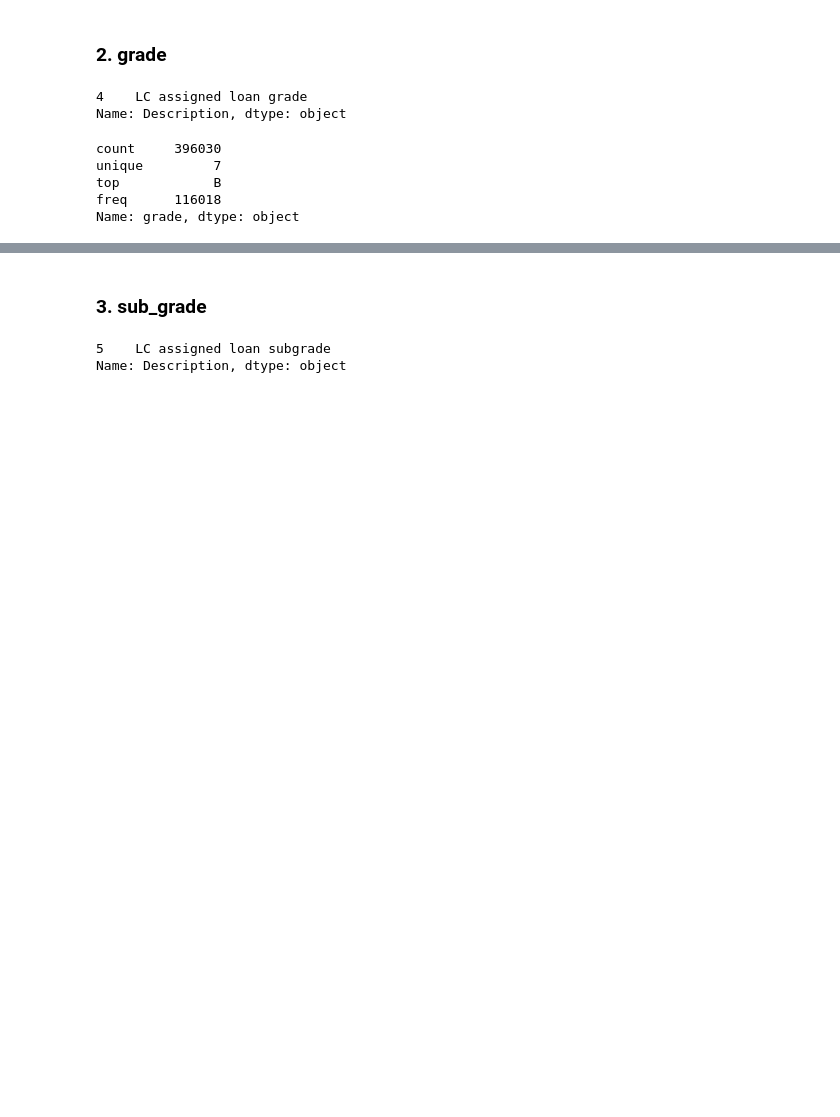
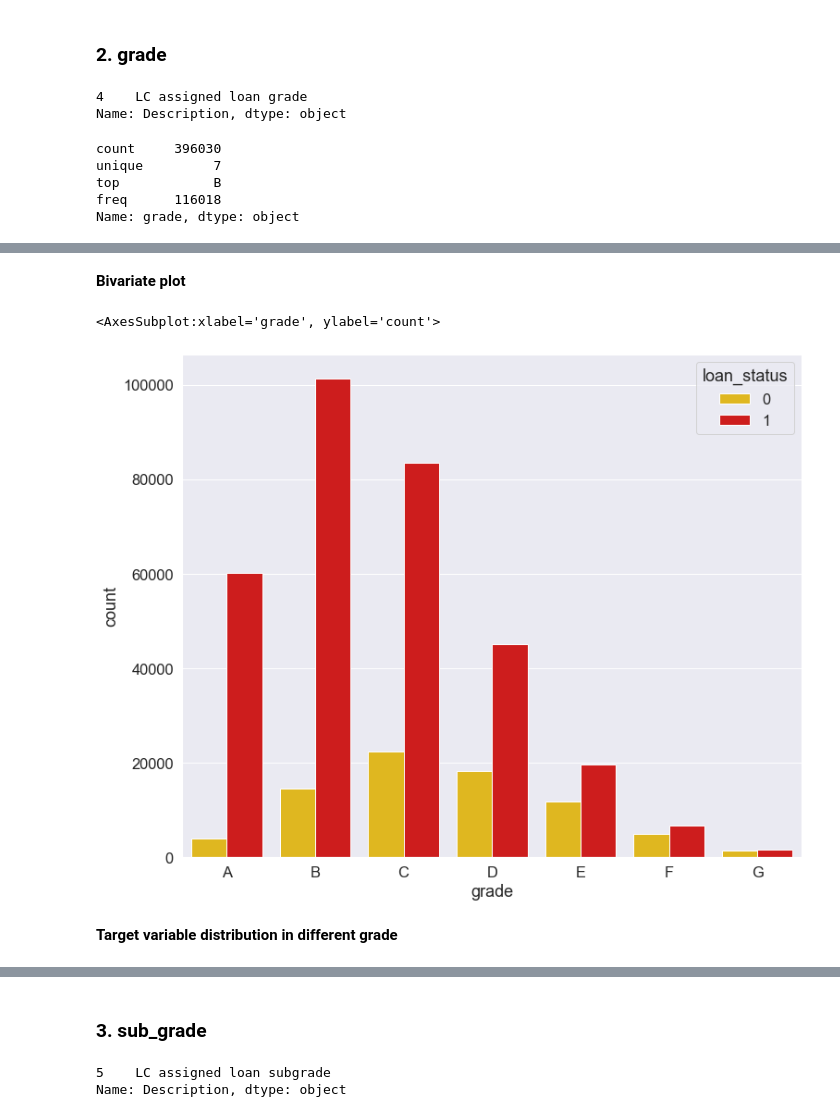
Before and after one commit to Ganesh4693/Lending-Club, a Jupyter notebook: lending.ipynb, the cells around one changed output, grey strips where cells are left out. Drawn from its saved outputs; the diff is of its cells as text; code cells hidden in the pictures; blank space fills up the shorter version.

```diff
--- a/lending.ipynb
+++ b/lending.ipynb
@@ -942,0 +990,10 @@ sns.countplot(data=data1,x='grade')
+# %% [markdown]
+**Bivariate plot**
+# %%
+plt.figure(figsize=(12,10))
+sns.countplot(data=data1,x='grade',hue='loan_status',palette='hot_r',order=grades)
+# %% [output]
+<AxesSubplot:xlabel='grade', ylabel='count'>
+[figure, added]
+# %% [markdown]
+**Target variable distribution in different grade**
```
Also changed, not shown: parts of 56 cells of this notebook.
